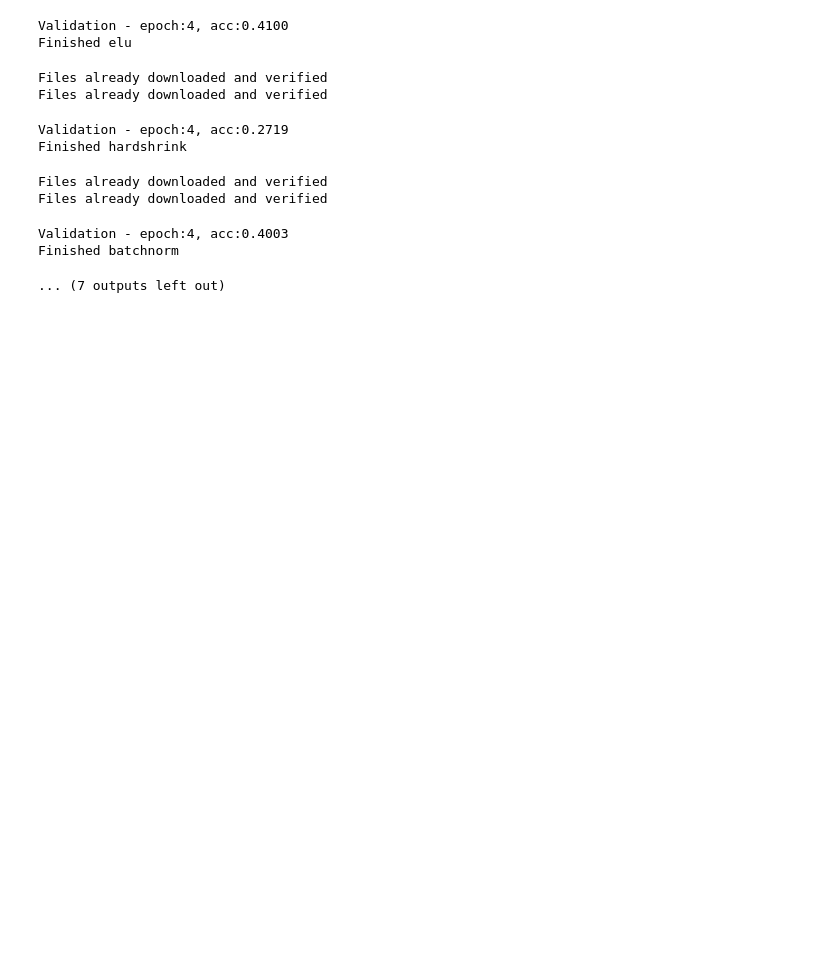
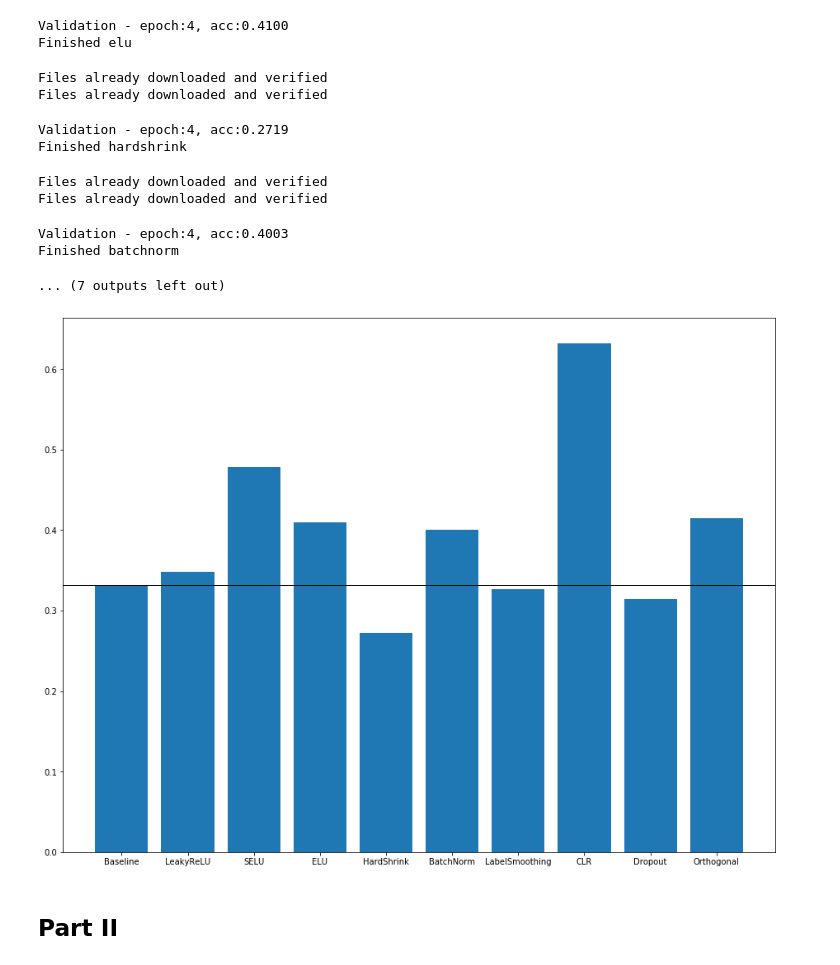
Before and after one commit to ericburdett/cs601r-dl, a Jupyter notebook: DL_Lab2.ipynb, the cells around one changed output. Cells and saved outputs as stored; diff of their text form; code cells hidden in the pictures; blank space fills up the shorter version.

Commit message:
Finished Part I, Midway through Part II

```diff
--- a/DL_Lab2.ipynb
+++ b/DL_Lab2.ipynb
@@ -123,8 +123,8 @@ class ResidualBlock(nn.Module):
     self.bn2 = nn.BatchNorm2d(out_channels)
 
     if init_orthogonal:
-      torch.init.orthogonol_(self.conv1.weight)
-      torch.init.orthogonol_(self.conv2.weight)
+      nn.init.orthogonal_(self.conv1.weight)
+      nn.init.orthogonal_(self.conv2.weight)
 
     if in_channels != out_channels:
       self.needs_shortcut = True
@@ -132,7 +132,7 @@ class ResidualBlock(nn.Module):
       self.bn_short = nn.BatchNorm2d(out_channels)
 
       if init_orthogonal:
-        torch.init.orthogonal_(self.conv_short.weight)
+        nn.init.orthogonal_(self.conv_short.weight)
 
       if batch_norm:
         self.shortcut = nn.Sequential(
@@ -288,3 +288,6 @@ def train(activation=nn.ReLU, batch_norm=False, label_smoothing=False, clr=False
   return accuracy
 # %% [markdown]
 ## Part I Loop
+# %%
+  orthogonal = train(activation=nn.ReLU, batch_norm=False, label_smoothing=False, clr=False, dropout=False, init_orthogonal=True)
+  print('Finished orthogonal')
@@ -339,11 +350,26 @@ Files already downloaded and verified
 Validation - epoch:4, acc:0.4003
 Finished batchnorm
 ... (7 outputs left out)
+# %%
+baseline = .3319
+leakyrelu = .3483
+selu = .4788
+elu = .4100
+hardshrink = .2719
+batchnorm = .4003
+labelsmoothing = .3269
+clr = .6324
+dropout = .3141
 # %%
 import matplotlib.pyplot as plt
-fig = plt.figure()
+fig = plt.figure(figsize=(12, 9))
 ax = fig.add_axes([0,0,1,1])
 labels = ['Baseline', 'LeakyReLU', 'SELU', 'ELU', 'HardShrink', 'BatchNorm', 'LabelSmoothing', 'CLR', 'Dropout', 'Orthogonal']
 accuracies = [baseline, leakyrelu, selu, elu, hardshrink, batchnorm, labelsmoothing, clr, dropout, orthogonal]
 ax.bar(labels, accuracies)
+plt.axhline(y=baseline,linewidth=1, color='k')
 plt.show()
+# %% [output]
+[figure, added]
+# %% [markdown]
+## Part II
```
Also changed, not shown: parts of 10 cells of this notebook.
